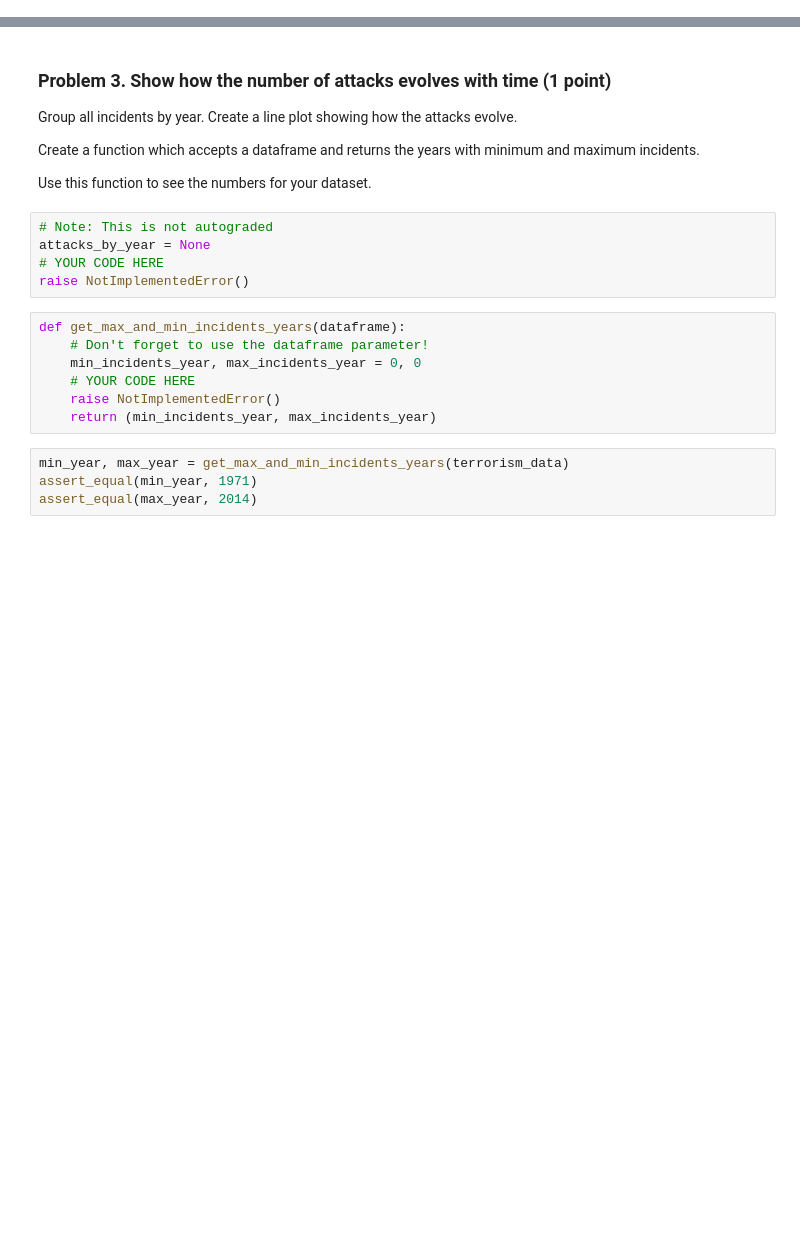
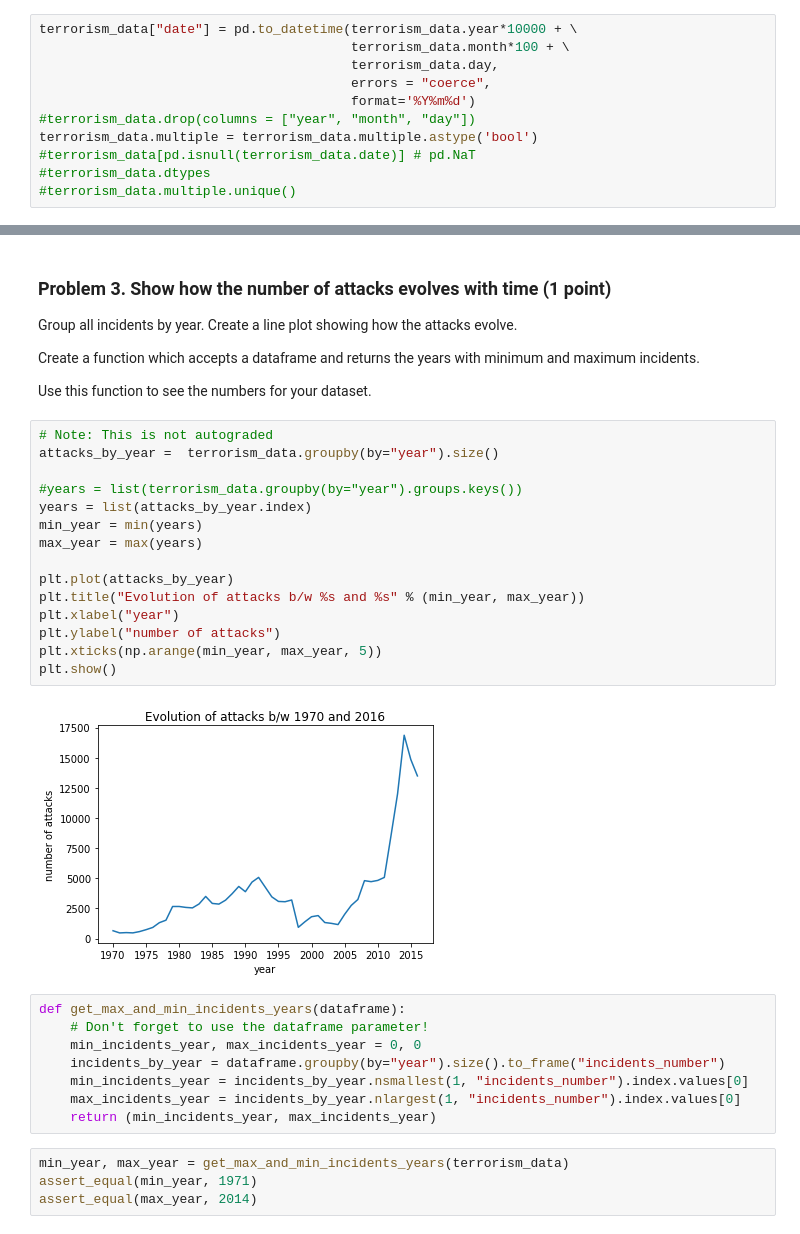
Before and after one commit to teodora-petkova/artificial-intelligence-course, a Jupyter notebook: Data-Science/Labs/04. Working-with-Spatial-Data-and-Network-Analysis-Lab/Spatial Data and Networks Lab.ipynb, the cells around one changed output, grey strips where cells are left out. Saved outputs shown, nothing was run; the diff lists cells and outputs as text; blank space fills up the shorter version.

Commit message:
add an initial solution for spatial data and network analysis

```diff
--- a/Data-Science/Labs/04. Working-with-Spatial-Data-and-Network-Analysis-Lab/Spatial Data and Networks Lab.ipynb
+++ b/Data-Science/Labs/04. Working-with-Spatial-Data-and-Network-Analysis-Lab/Spatial Data and Networks Lab.ipynb
@@ -64,3 +83,14 @@ raise NotImplementedError()
+# %%
+terrorism_data["date"] = pd.to_datetime(terrorism_data.year*10000 + \
+                                        terrorism_data.month*100 + \
+                                        terrorism_data.day,
+                                        errors = "coerce",
+                                        format='%Y%m%d')
+#terrorism_data.drop(columns = ["year", "month", "day"])
+terrorism_data.multiple = terrorism_data.multiple.astype('bool')
+#terrorism_data[pd.isnull(terrorism_data.date)] # pd.NaT
+#terrorism_data.dtypes
+#terrorism_data.multiple.unique()
 # %%
 assert_greater(len(terrorism_data.date), 0)
 assert_equal(terrorism_data.multiple.dtype, np.bool)
@@ -71,17 +101,30 @@ Group all incidents by year. Create a line plot showing how the attacks evolve.
 Create a function which accepts a dataframe and returns the years with minimum and maximum incidents.
 
 Use this function to see the numbers for your dataset.
-# %%
-# Note: This is not autograded
-attacks_by_year = None
-# YOUR CODE HERE
-raise NotImplementedError()
+# %%
+# Note: This is not autograded
+attacks_by_year =  terrorism_data.groupby(by="year").size()
+
+#years = list(terrorism_data.groupby(by="year").groups.keys())
+years = list(attacks_by_year.index)
+min_year = min(years)
+max_year = max(years)
+
+plt.plot(attacks_by_year)
+plt.title("Evolution of attacks b/w %s and %s" % (min_year, max_year))
+plt.xlabel("year")
+plt.ylabel("number of attacks")
+plt.xticks(np.arange(min_year, max_year, 5))
+plt.show()
+# %% [output]
+[figure, added]
 # %%
 def get_max_and_min_incidents_years(dataframe):
     # Don't forget to use the dataframe parameter!
     min_incidents_year, max_incidents_year = 0, 0
-    # YOUR CODE HERE
-    raise NotImplementedError()
+    incidents_by_year = dataframe.groupby(by="year").size().to_frame("incidents_number")
+    min_incidents_year = incidents_by_year.nsmallest(1, "incidents_number").index.values[0]
+    max_incidents_year = incidents_by_year.nlargest(1, "incidents_number").index.values[0]
     return (min_incidents_year, max_incidents_year)
 # %%
 min_year, max_year = get_max_and_min_incidents_years(terrorism_data)
```
Also changed, not shown: parts of 29 cells of this notebook.
